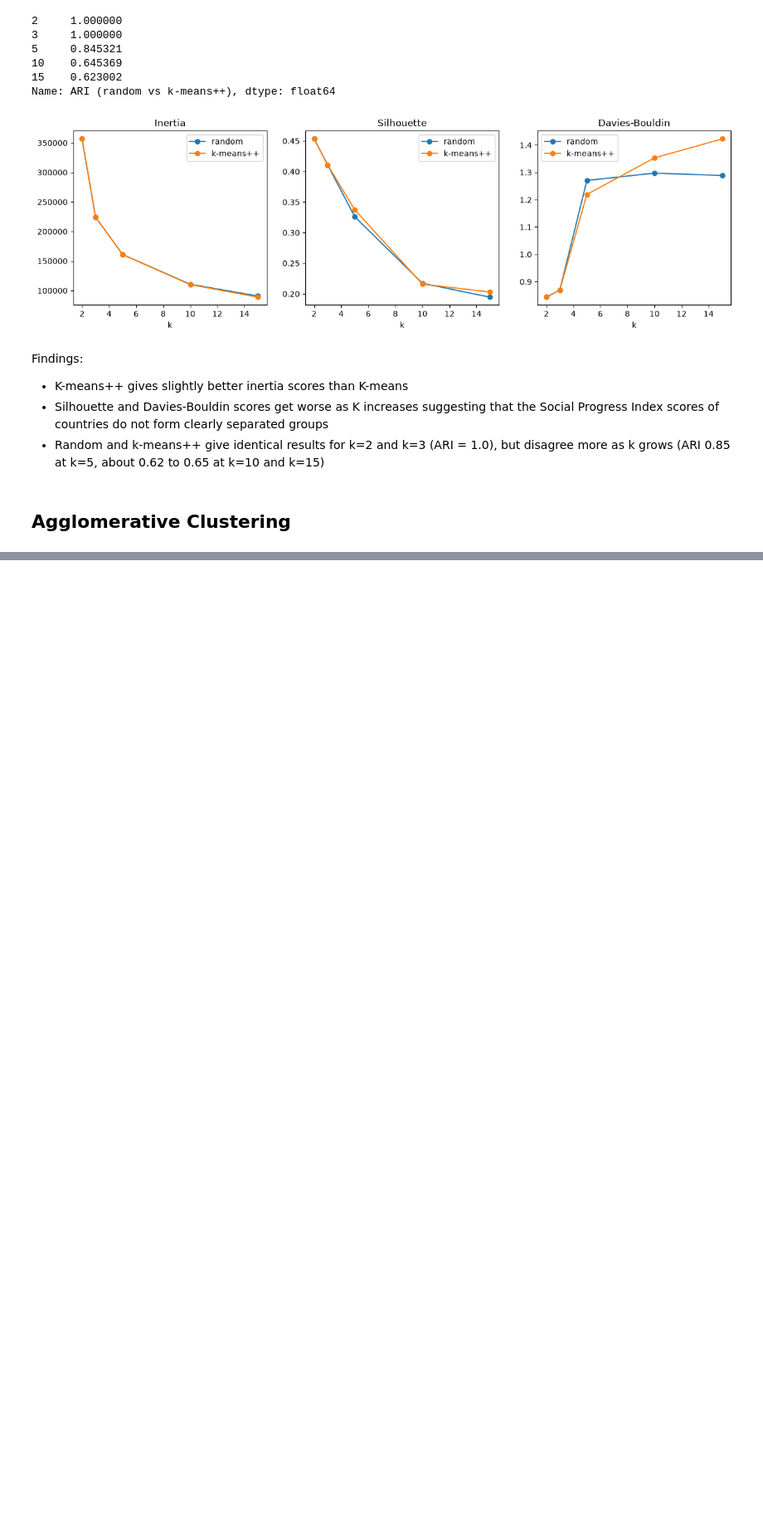
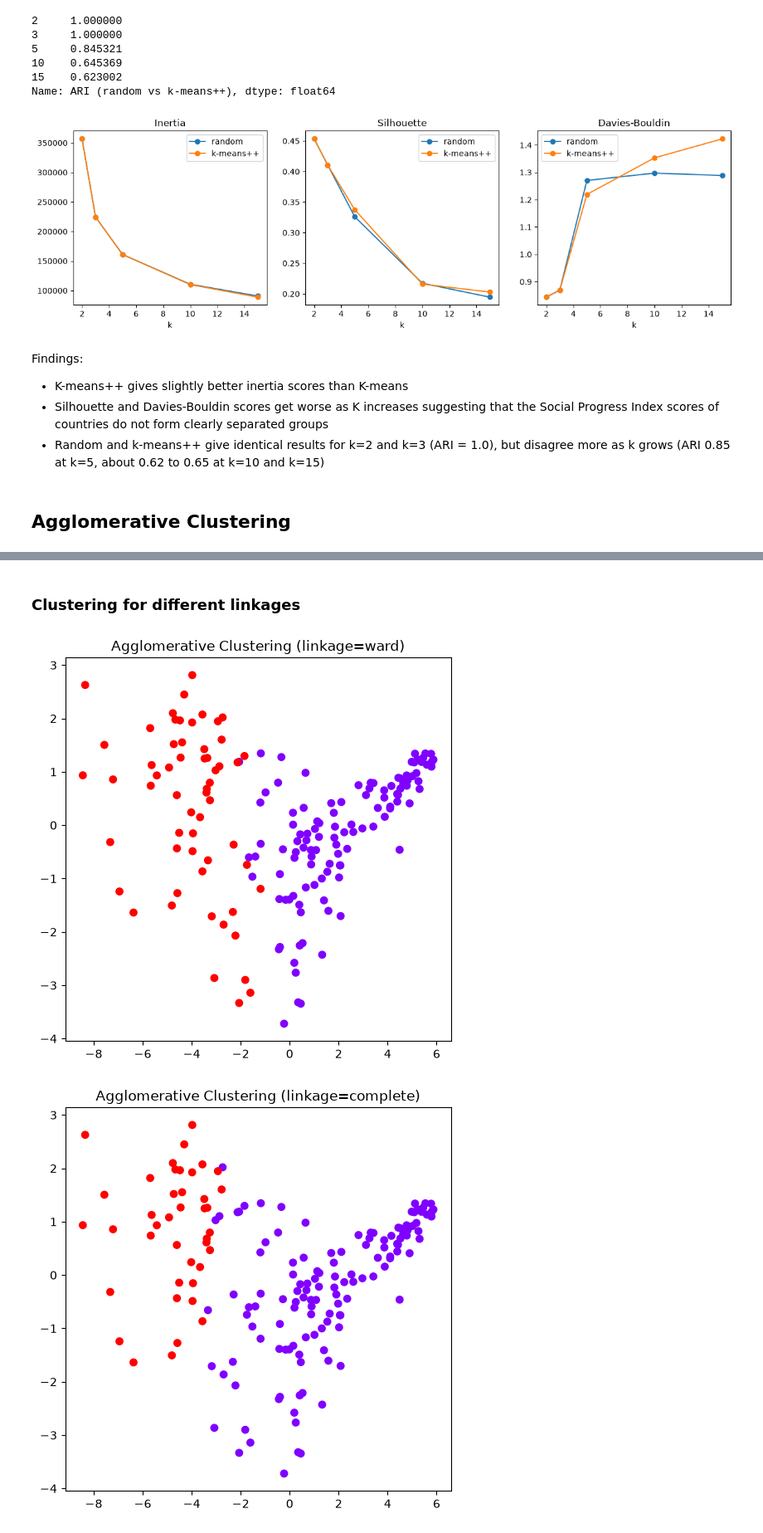
Before and after one commit to vcdice-69/SC4020-Project-1, a Jupyter notebook: group_38_code/Social Progress Index Rankings/code.ipynb, the cells around one changed output, grey strips where cells are left out. Shown at 83% size. Cells and saved outputs as stored; diff of their text form; code cells hidden in the pictures; blank space fills up the shorter version.

```diff
--- a/group_38_code/Social Progress Index Rankings/code.ipynb
+++ b/group_38_code/Social Progress Index Rankings/code.ipynb
@@ -233,0 +270,16 @@ Findings:
+# %% [markdown]
+### Clustering for different linkages
+# %%
+linkages = ['ward', 'complete', 'average', 'single']
+
+for l in linkages:
+    model = AgglomerativeClustering(linkage=l)  #n_clusters default 2
+    labels = model.fit_predict(df_scaled)
+
+    plt.figure(figsize=(6, 6))
+    plt.scatter(df_pca['PC1'], df_pca['PC2'], c=labels, cmap='rainbow')
+    plt.title(f'Agglomerative Clustering (linkage={l})')
+    plt.show()
+# %% [output]
+[figure, added]
+[figure, added]
```
Also changed, not shown: parts of 17 cells of this notebook.
